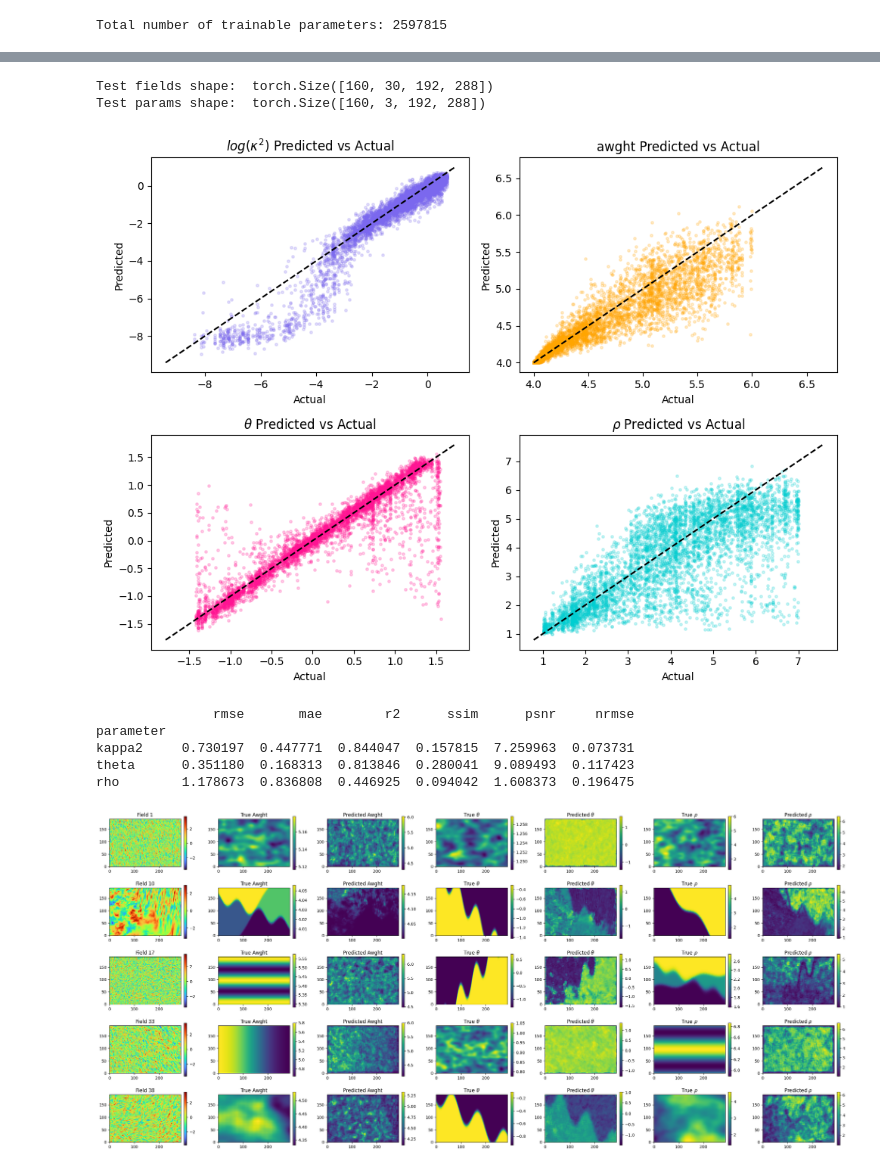
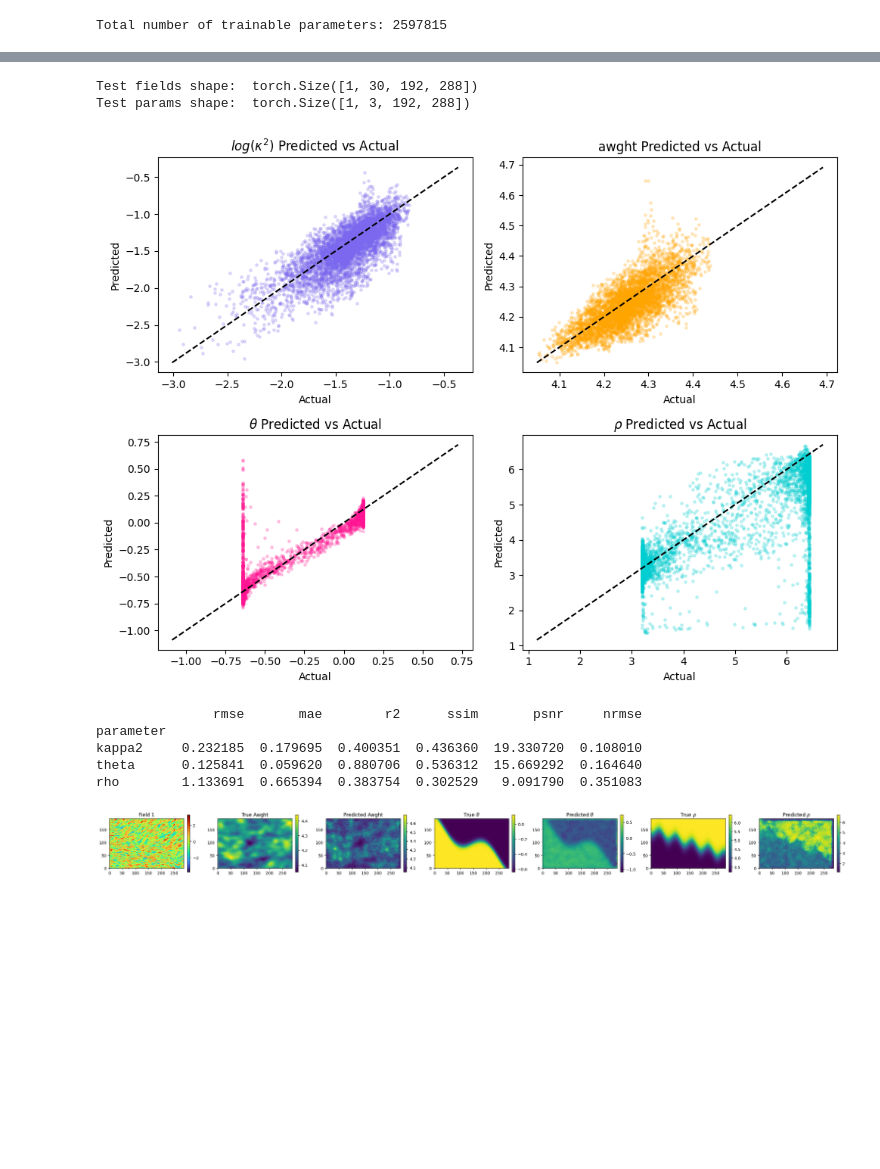
Before and after one commit to antonyxsik/LatticeVision, a Jupyter notebook: notebooks/cnn_demo.ipynb, the cells around one changed output, grey strips where cells are left out. Cells and saved outputs as stored; diff of their text form; code cells hidden in the pictures; blank space fills up the shorter version.

```diff
--- a/notebooks/cnn_demo.ipynb
+++ b/notebooks/cnn_demo.ipynb
@@ -240,9 +235,9 @@ config = ModelConfig(
 #     padding = 0,
 # )
 
-# model = CNN(config)
-# state_dict = torch.load(
-# 	"../results/model_wghts/cnn_wghts25_ex.pth", map_location=torch.device(device)
-# )
-# model.load_state_dict(state_dict)
-# model.to(device)
+model = CNN(config)
+state_dict = torch.load(
+	"../results/model_wghts/modelCNN_size25_reps30.pth", map_location=torch.device(device)
+)
+model.load_state_dict(state_dict)
+model.to(device)
@@ -270,12 +284,12 @@ We tile up our images and take a moving-window approach to local estimation, ret
 # %%
 # for testing
-# dataset_path_i2i = "../sample_data/STUN_test_data.h5"
-# val_size_i2i = 0.4
-# test_size_i2i = 0.5
+dataset_path_i2i = "../data/I2I_sample_data.h5"
+val_size_i2i = 0.4
+test_size_i2i = 0.5
 
-dataset_path_i2i = "../data/STUN_data.h5"
-val_size_i2i = 0.1
-test_size_i2i = 0.2
+# dataset_path_i2i = "../data/STUN_data.h5"
+# val_size_i2i = 0.1
+# test_size_i2i = 0.2
 
 data_config_i2i = Img2ImgDataConfig(
 	file_path=dataset_path_i2i,
@@ -299,7 +313,9 @@ test_df_i2i = data_dict["test_df"]
 
 del data_dict
 
-n_batch = 64
+# n_batch = 64
+n_batch = 2
+
 # make loader and df are in same order for eval funcs
 test_loader_i2i = DataLoader(test_df_i2i, batch_size=n_batch, shuffle=False)
 for fields, params in test_loader_i2i:
@@ -330,8 +346,8 @@ print("Test params shape: ", test_params.shape)
 
 outputs = torch.zeros(test_params.size())
 # %% [output]
-Test fields shape:  torch.Size([160, 30, 192, 288])
-Test params shape:  torch.Size([160, 3, 192, 288])
+Test fields shape:  torch.Size([1, 30, 192, 288])
+Test params shape:  torch.Size([1, 3, 192, 288])
 # %%
 # fast option
 for i in range(len(outputs)):
@@ -372,28 +388,28 @@ metrics = eval_img2img_model(
 	cnn_results=outputs,
 )
 # %% [output]
-[figure, old version]
+[figure, new version]
-               rmse       mae        r2      ssim      psnr     nrmse
+               rmse       mae        r2      ssim       psnr     nrmse
 parameter
-kappa2     0.730197  0.447771  0.844047  0.157815  7.259963  0.073731
-theta      0.351180  0.168313  0.813846  0.280041  9.089493  0.117423
-rho        1.178673  0.836808  0.446925  0.094042  1.608373  0.196475
+kappa2     0.232185  0.179695  0.400351  0.436360  19.330720  0.108010
+theta      0.125841  0.059620  0.880706  0.536312  15.669292  0.164640
+rho        1.133691  0.665394  0.383754  0.302529   9.091790  0.351083
 # %%
-inds = [0, 9, 16, 32, 37]
-# inds = [0] # for test dataset
+# inds = [0, 9, 16, 32, 37]
+inds = [0] # for test dataset
 
 plot_img2img_samples(
 	model=model,
 	config=data_config_i2i,
 	device=device,
 	test_df=test_df_i2i,
 	indices=inds,
 	random_selection=False,
 	num_rand_samples=5,
 	awght_not_kappa2=True,
 	show=True,
 	cnn_mode=True,
 	cnn_results=outputs,
 )
 # %% [output]
-[figure, old version]
+[figure, new version]
```
Also changed, not shown: parts of 11 cells of this notebook, 4 other files.
